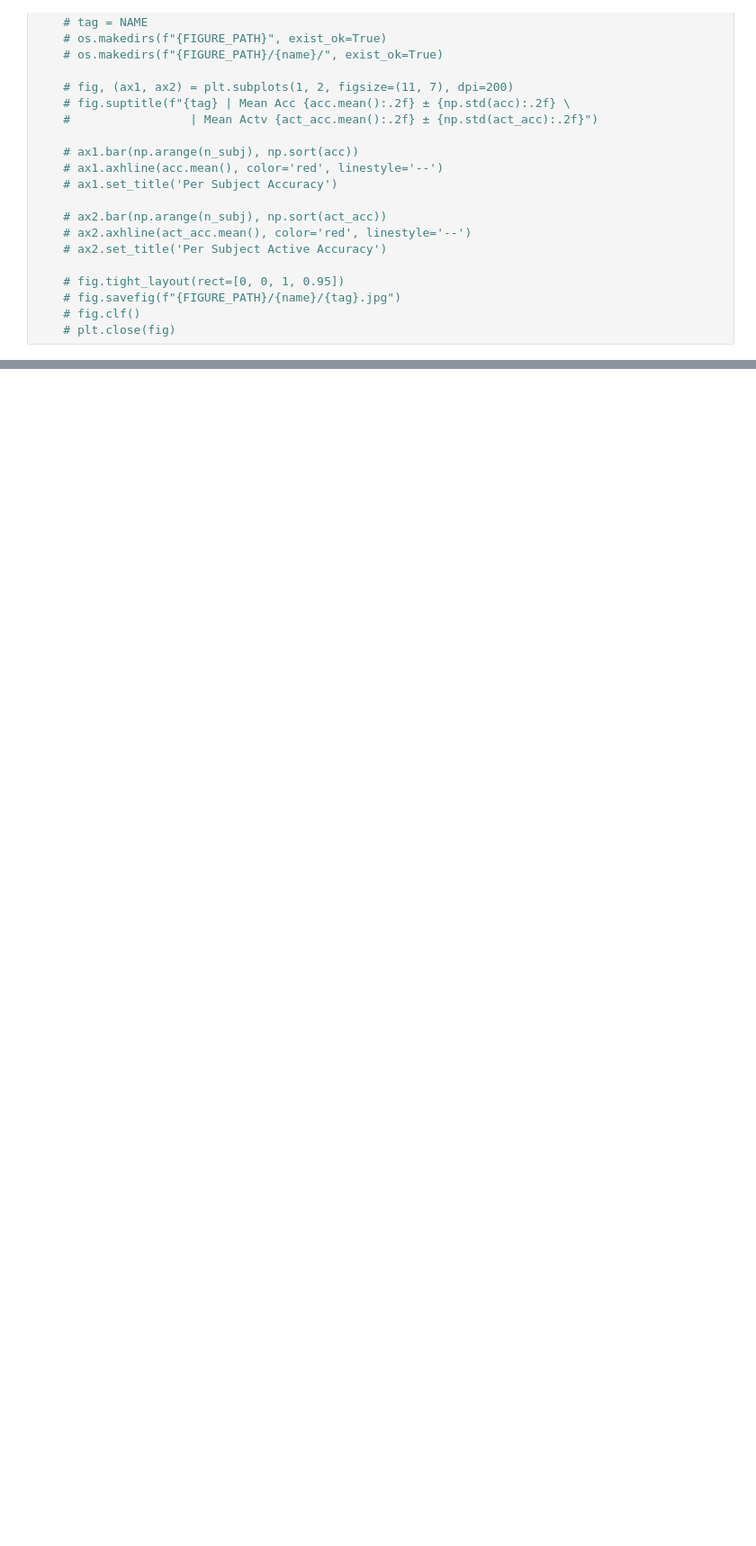
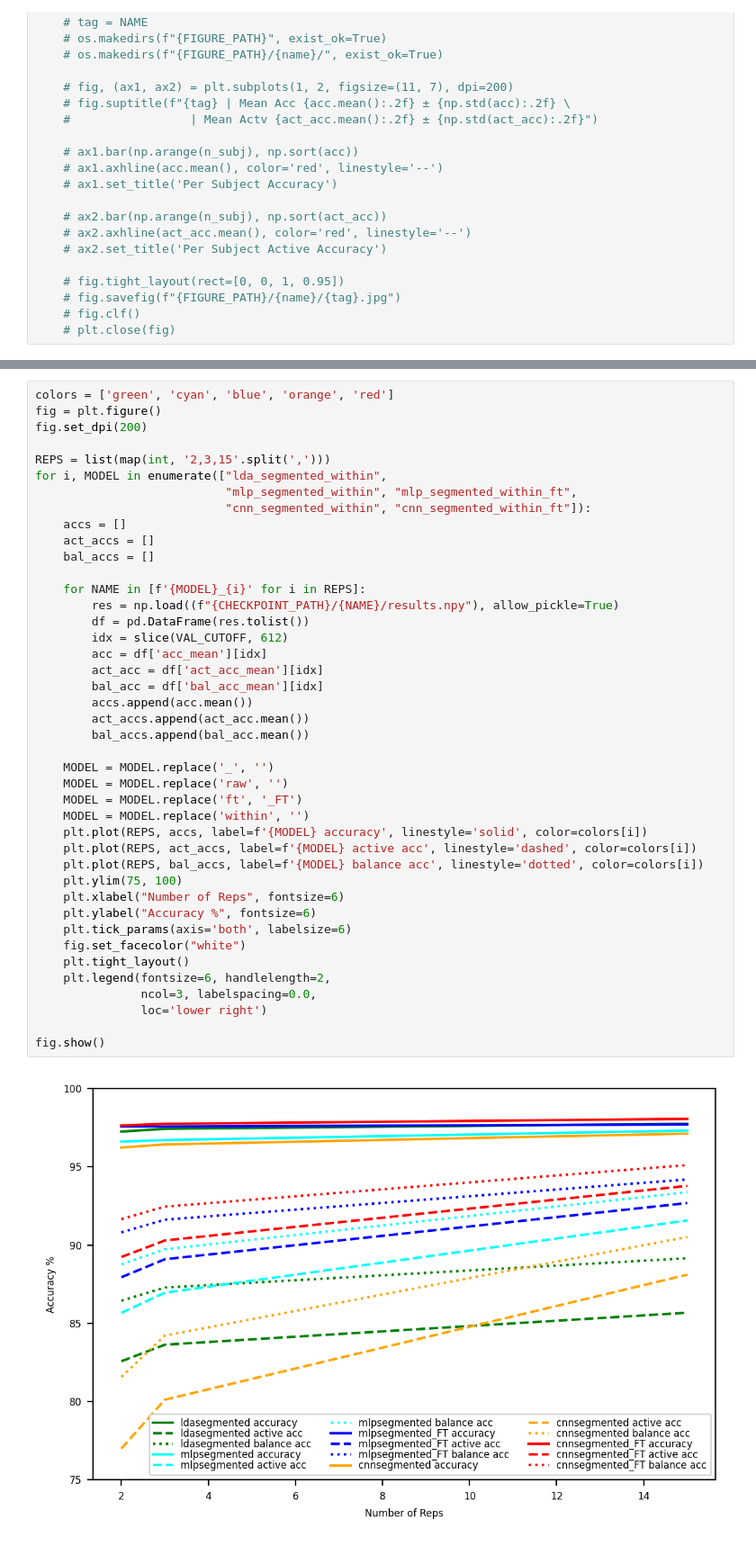
Before and after one commit to A-R-Hariri/EPN612_Cross_User, a Jupyter notebook: Analysis.ipynb, the cells around one changed output, grey strips where cells are left out. Shown at 90% size. Drawn from its saved outputs; the diff is of its cells as text; blank space fills up the shorter version.

```diff
--- a/Analysis.ipynb
+++ b/Analysis.ipynb
@@ -110,0 +119,44 @@ fig.show()
+# %%
+colors = ['green', 'cyan', 'blue', 'orange', 'red']
+fig = plt.figure()
+fig.set_dpi(200)
+
+REPS = list(map(int, '2,3,15'.split(',')))
+for i, MODEL in enumerate(["lda_segmented_within",
+                           "mlp_segmented_within", "mlp_segmented_within_ft",
+                           "cnn_segmented_within", "cnn_segmented_within_ft"]):
+    accs = []
+    act_accs = []
+    bal_accs = []
+
+    for NAME in [f'{MODEL}_{i}' for i in REPS]:
+        res = np.load((f"{CHECKPOINT_PATH}/{NAME}/results.npy"), allow_pickle=True)
+        df = pd.DataFrame(res.tolist())
+        idx = slice(VAL_CUTOFF, 612)
+        acc = df['acc_mean'][idx]
+        act_acc = df['act_acc_mean'][idx]
+        bal_acc = df['bal_acc_mean'][idx]
+        accs.append(acc.mean())
+        act_accs.append(act_acc.mean())
+        bal_accs.append(bal_acc.mean())
+
+    MODEL = MODEL.replace('_', '')
+    MODEL = MODEL.replace('raw', '')
+    MODEL = MODEL.replace('ft', '_FT')
+    MODEL = MODEL.replace('within', '')
+    plt.plot(REPS, accs, label=f'{MODEL} accuracy', linestyle='solid', color=colors[i])
+    plt.plot(REPS, act_accs, label=f'{MODEL} active acc', linestyle='dashed', color=colors[i])
+    plt.plot(REPS, bal_accs, label=f'{MODEL} balance acc', linestyle='dotted', color=colors[i])
+    plt.ylim(75, 100)
+    plt.xlabel("Number of Reps", fontsize=6)
+    plt.ylabel("Accuracy %", fontsize=6)
+    plt.tick_params(axis='both', labelsize=6)
+    fig.set_facecolor("white")
+    plt.tight_layout()
+    plt.legend(fontsize=6, handlelength=2,
+               ncol=3, labelspacing=0.0,
+               loc='lower right')
+
+fig.show()
+# %% [output]
+[figure, added]
```
Also changed, not shown: parts of 4 cells of this notebook.
